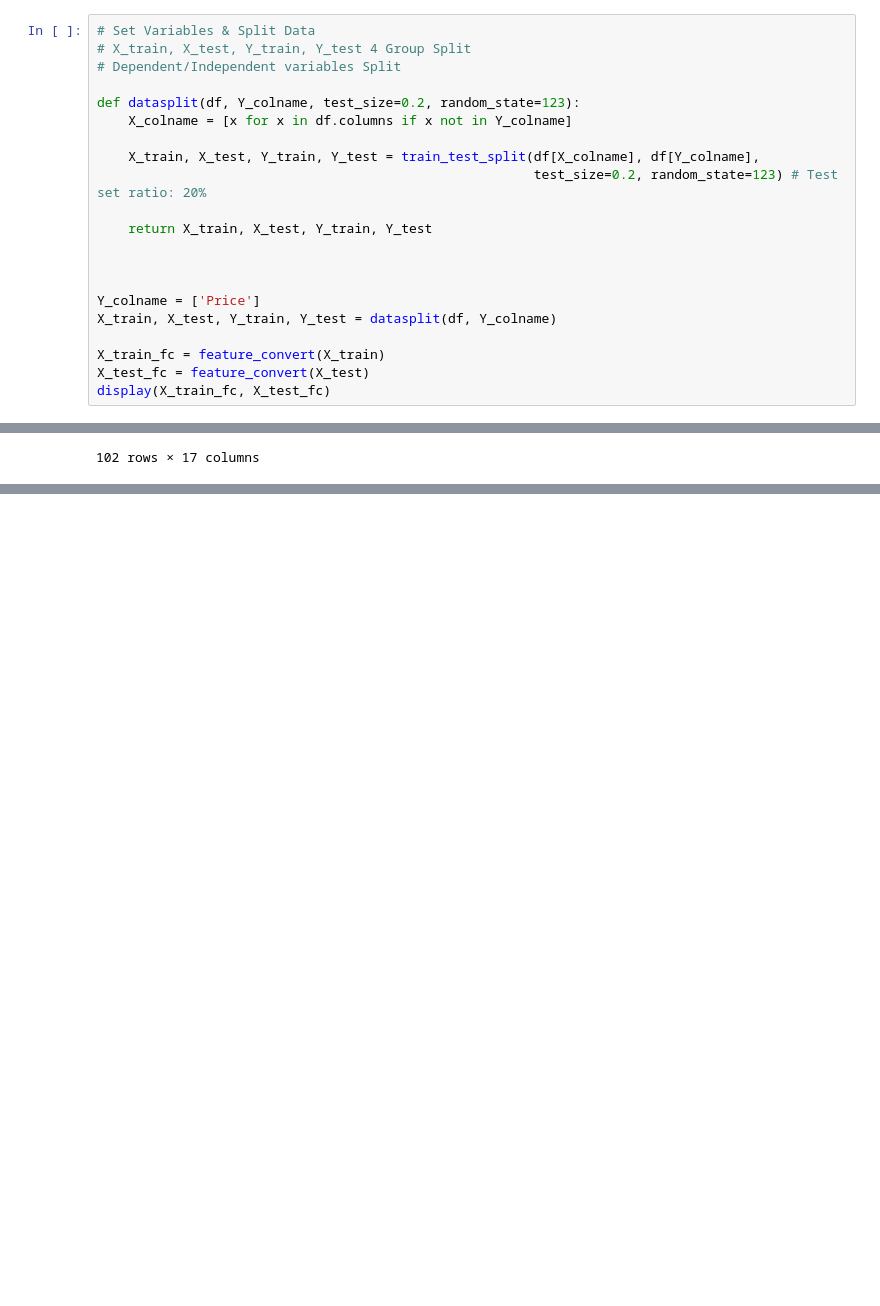
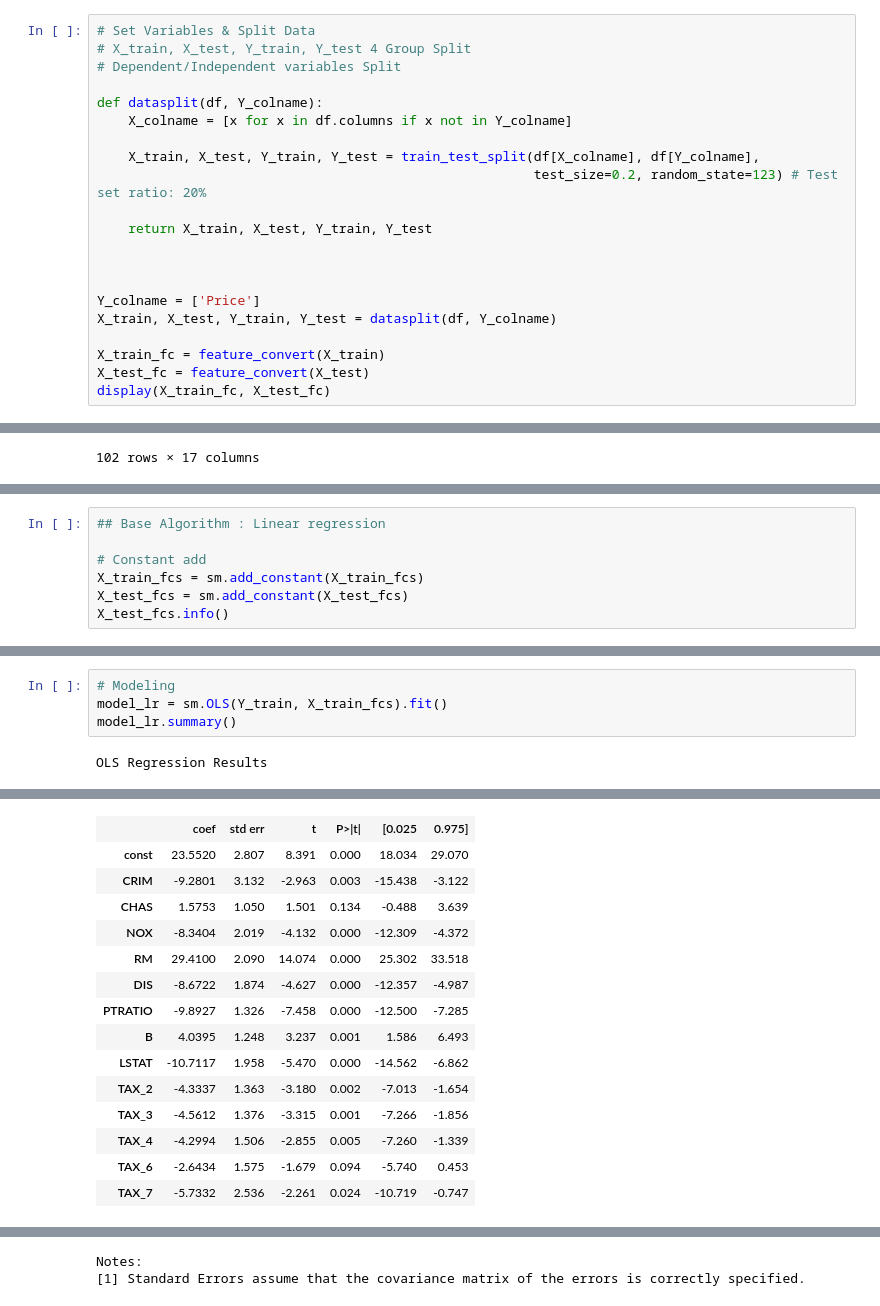
Before and after one commit to ihobbang250/TIL, a Jupyter notebook: Python/Data Science/DataAnalysis1.ipynb, the cells around one changed output, grey strips where cells are left out. Drawn from its saved outputs; the diff is of its cells as text; blank space fills up the shorter version.

```diff
--- a/Python/Data Science/DataAnalysis1.ipynb
+++ b/Python/Data Science/DataAnalysis1.ipynb
@@ -157,7 +157,7 @@ def feature_convert(df_origin):
 # X_train, X_test, Y_train, Y_test 4 Group Split
 # Dependent/Independent variables Split
 
-def datasplit(df, Y_colname, test_size=0.2, random_state=123):
+def datasplit(df, Y_colname):
     X_colname = [x for x in df.columns if x not in Y_colname]
 
     X_train, X_test, Y_train, Y_test = train_test_split(df[X_colname], df[Y_colname],
@@ -292,3 +293,10 @@ display(X_train_fcs, X_test_fcs)
 | 345 | 0.00 | 0.00 | 0.13 | 0.00 | 0.11 | 0.40 | 0.47 | 0.91 | 0.09 | 0.72 | 0.97 | ... |
 | 467 | 0.09 | 0.00 | 0.69 | 0.00 | 0.40 | 0.40 | 0.94 | 0.19 | 1.00 | 0.88 | 0.83 | ... |
 102 rows × 17 columns
+# %%
+## Base Algorithm : Linear regression
+
+# Constant add
+X_train_fcs = sm.add_constant(X_train_fcs)
+X_test_fcs = sm.add_constant(X_test_fcs)
+X_test_fcs.info()
@@ -294,0 +321,6 @@ display(X_train_fcs, X_test_fcs)
+# %%
+# Modeling
+model_lr = sm.OLS(Y_train, X_train_fcs).fit()
+model_lr.summary()
+# %% [output]
+OLS Regression Results
@@ -294,0 +336,15 @@ display(X_train_fcs, X_test_fcs)
+|  | coef | std err | t | P>|t| | [0.025 | 0.975] |
+| const | 23.5520 | 2.807 | 8.391 | 0.000 | 18.034 | 29.070 |
+| CRIM | -9.2801 | 3.132 | -2.963 | 0.003 | -15.438 | -3.122 |
+| CHAS | 1.5753 | 1.050 | 1.501 | 0.134 | -0.488 | 3.639 |
+| NOX | -8.3404 | 2.019 | -4.132 | 0.000 | -12.309 | -4.372 |
+| RM | 29.4100 | 2.090 | 14.074 | 0.000 | 25.302 | 33.518 |
+| DIS | -8.6722 | 1.874 | -4.627 | 0.000 | -12.357 | -4.987 |
+| PTRATIO | -9.8927 | 1.326 | -7.458 | 0.000 | -12.500 | -7.285 |
+| B | 4.0395 | 1.248 | 3.237 | 0.001 | 1.586 | 6.493 |
+| LSTAT | -10.7117 | 1.958 | -5.470 | 0.000 | -14.562 | -6.862 |
+| TAX_2 | -4.3337 | 1.363 | -3.180 | 0.002 | -7.013 | -1.654 |
+| TAX_3 | -4.5612 | 1.376 | -3.315 | 0.001 | -7.266 | -1.856 |
+| TAX_4 | -4.2994 | 1.506 | -2.855 | 0.005 | -7.260 | -1.339 |
+| TAX_6 | -2.6434 | 1.575 | -1.679 | 0.094 | -5.740 | 0.453 |
+| TAX_7 | -5.7332 | 2.536 | -2.261 | 0.024 | -10.719 | -0.747 |
@@ -294,0 +355,2 @@ display(X_train_fcs, X_test_fcs)
+Notes:
+[1] Standard Errors assume that the covariance matrix of the errors is correctly specified.
```
Also changed, not shown: parts of 4 cells of this notebook.
